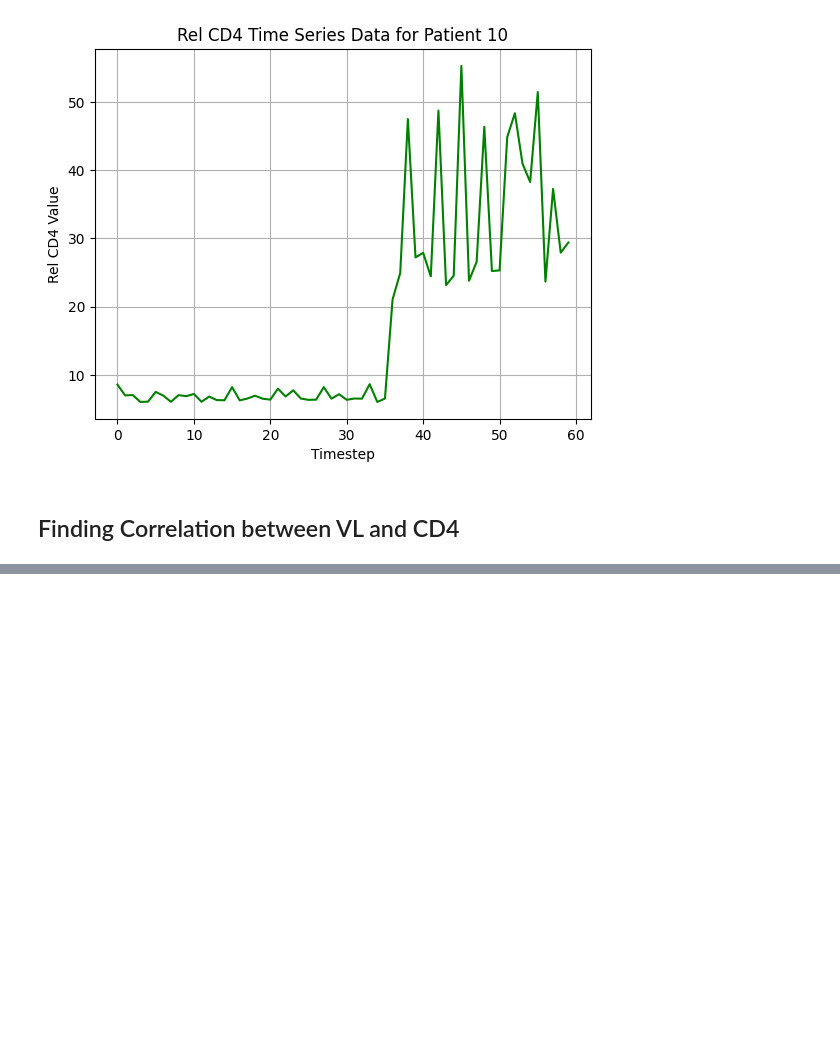
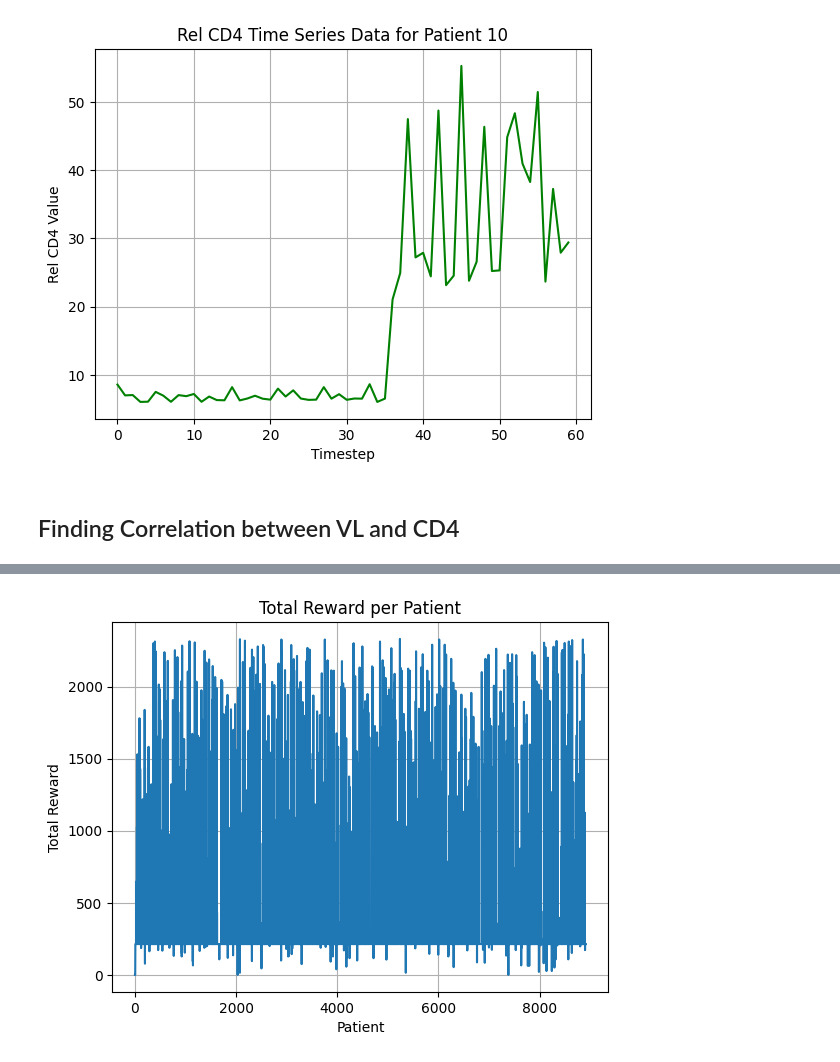
Before and after one commit to e-mny/MLDA_DocDiagx, a Jupyter notebook: MLDA_BabyBoss.ipynb, the cells around one changed output, grey strips where cells are left out. Drawn from its saved outputs; the diff is of its cells as text; code cells hidden in the pictures; blank space fills up the shorter version.

Commit message:
added qlearning agent and env

```diff
--- a/MLDA_BabyBoss.ipynb
+++ b/MLDA_BabyBoss.ipynb
@@ -292,0 +324,14 @@ print("Average correlation coefficient:", average_correlation)
+# %%
+episode_length = 60
+train_ratio = 0.8
+num_episodes = len(data) // episode_length
+
+# Split data into episodes
+episodes = [data[i * episode_length: (i + 1) * episode_length] for i in range(num_episodes)]
+
+# Split episodes into training and validation sets
+train_episodes = episodes[:int(train_ratio * num_episodes)]
+val_episodes = episodes[int(train_ratio * num_episodes):]
+
+train_data = pd.concat(train_episodes)
+val_data = pd.concat(val_episodes)
@@ -292,0 +459,20 @@ print("Average correlation coefficient:", average_correlation)
+# %%
+## Initialize environment and agent
+env = Environment(train_data)
+agent = QLearningAgent(env.state_space, env.action_space)
+# %%
+# Train agent
+total_rewards = []
+
+for episode in range(num_episodes):
+    state = env.reset()  # Reset environment to initial state for each episode
+    total_reward = 0
+    # done = False
+    # while not done:
+    action = agent.choose_action(state)
+    next_state, reward = env.step(state, action)
+    agent.update_q_table(state, action, reward, next_state)
+    state = next_state
+    total_reward += reward
+    total_rewards.append(total_reward)
+    print(f"Episode {episode + 1}: Total Reward = {total_reward}")
@@ -293,3 +499,13 @@ print("Average correlation coefficient:", average_correlation)
+# %%
+# Plot total rewards
+plt.plot(total_rewards)
+plt.xlabel('Patient')
+plt.ylabel('Total Reward')
+plt.title('Total Reward per Patient')
+plt.grid(True)
+plt.show()
+# %% [output]
+[figure, added]
 # %%
 class MyEnvironment(gym.Env):
     def __init__(self, data, n_actions, n_features):
```
Also changed, not shown: parts of 15 cells of this notebook.
